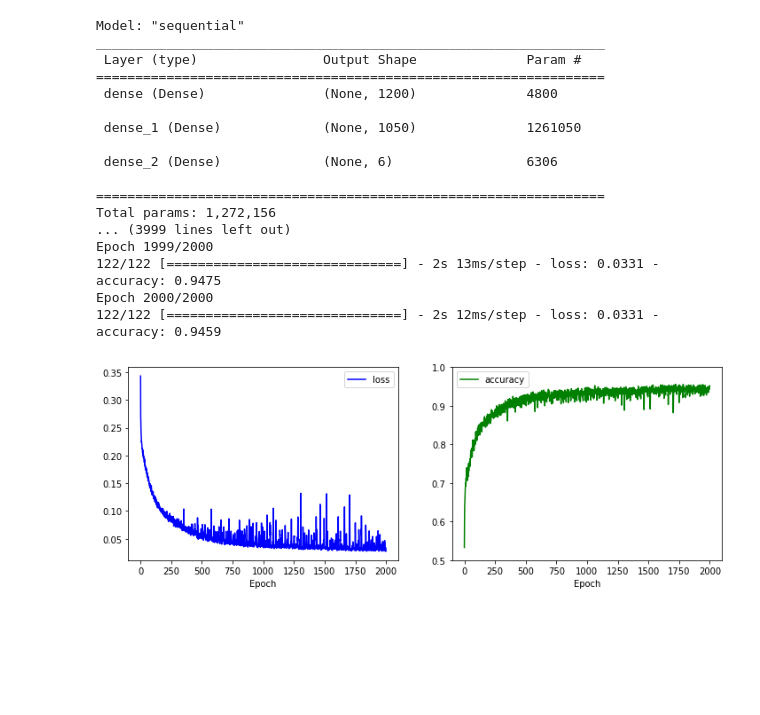
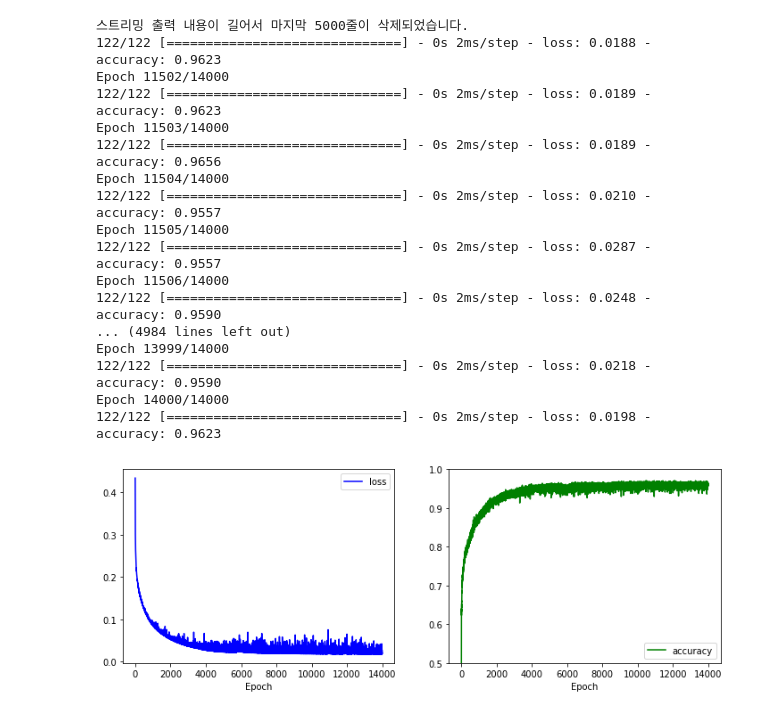
Before and after one commit to jeonjunhyeok/Python-, a Jupyter notebook: 논리와_프로그래밍_기말_과제_2번.ipynb, the cells around one changed output. Saved outputs shown, nothing was run; the diff lists cells and outputs as text; code cells hidden in the pictures; blank space fills up the shorter version.

```diff
--- a/논리와_프로그래밍_기말_과제_2번.ipynb
+++ b/논리와_프로그래밍_기말_과제_2번.ipynb
@@ -1,62 +1,64 @@
 # %% [markdown]
 <a href="https://colab.research.google.com/github/jeonjunhyeok/Python-/blob/main/%EB%85%BC%EB%A6%AC%EC%99%80_%ED%94%84%EB%A1%9C%EA%B7%B8%EB%9E%98%EB%B0%8D_%EA%B8%B0%EB%A7%90_%EA%B3%BC%EC%A0%9C_2%EB%B2%88.ipynb" target="_parent"><img src="https://colab.research.google.com/assets/colab-badge.svg" alt="Open In Colab"/></a>
 # %%
+from tensorflow import keras
 from tensorflow.keras.models import Sequential
 from tensorflow.keras.layers import Dense
+
 import pandas as pd
 import matplotlib.pyplot as plt
 
 
 Caffeine = "https://raw.githubusercontent.com/jeonjunhyeok/Jeonjunhyeok/main/caffeine.csv"
 df = pd.read_csv(Caffeine)
 
 
 X = df.iloc[:,1:4]
 Y = df.iloc[:,4]
 Y = pd.get_dummies(Y)
-Z= ((X-X.mean())/X.std())
-
+Z = (X - df.mean(numeric_only=True))/df.std(numeric_only=True)
 
 model = Sequential()
-model.add(Dense(1200,  input_dim=3, activation='relu'))
-model.add(Dense(1050,  activation='relu'))
+model.add(Dense(120,  input_dim=3, activation='sigmoid'))
+model.add(Dense(120,  activation='sigmoid'))
+model.add(Dense(60,  activation='sigmoid'))
 model.add(Dense(6, activation='softmax'))
 model.summary()
-model.compile(loss='binary_crossentropy', optimizer='adam', metrics='accuracy')
-history=model.fit(Z, Y, epochs=2000, batch_size=5)
+model.compile(loss='binary_crossentropy', optimizer='adam', metrics=['accuracy'])
+history=model.fit(Z, Y, epochs=14000, batch_size=5)
 
 
 plt.figure(figsize=(12,4))
 plt.subplot(1,2,1)
 plt.plot(history.history['loss'],'b-',label='loss')
 plt.xlabel('Epoch')
 plt.legend()
 
 
 plt.subplot(1,2,2)
 plt.plot(history.history['accuracy'],'g-',label='accuracy')
 plt.xlabel('Epoch')
 plt.ylim(0.5,1)
 plt.legend()
 
 
 plt.show()
 # %% [output]
-Model: "sequential"
-_________________________________________________________________
- Layer (type)                Output Shape              Param #
-=================================================================
- dense (Dense)               (None, 1200)              4800
-
- dense_1 (Dense)             (None, 1050)              1261050
-
- dense_2 (Dense)             (None, 6)                 6306
-
-=================================================================
-Total params: 1,272,156
-... (3999 lines left out)
-Epoch 1999/2000
-122/122 [==============================] - 2s 13ms/step - loss: 0.0331 - accuracy: 0.9475
-Epoch 2000/2000
-122/122 [==============================] - 2s 12ms/step - loss: 0.0331 - accuracy: 0.9459
+스트리밍 출력 내용이 길어서 마지막 5000줄이 삭제되었습니다.
+122/122 [==============================] - 0s 2ms/step - loss: 0.0188 - accuracy: 0.9623
+Epoch 11502/14000
+122/122 [==============================] - 0s 2ms/step - loss: 0.0189 - accuracy: 0.9623
+Epoch 11503/14000
+122/122 [==============================] - 0s 2ms/step - loss: 0.0189 - accuracy: 0.9656
+Epoch 11504/14000
+122/122 [==============================] - 0s 2ms/step - loss: 0.0210 - accuracy: 0.9557
+Epoch 11505/14000
+122/122 [==============================] - 0s 2ms/step - loss: 0.0287 - accuracy: 0.9557
+Epoch 11506/14000
+122/122 [==============================] - 0s 2ms/step - loss: 0.0248 - accuracy: 0.9590
+... (4984 lines left out)
+Epoch 13999/14000
+122/122 [==============================] - 0s 2ms/step - loss: 0.0218 - accuracy: 0.9590
+Epoch 14000/14000
+122/122 [==============================] - 0s 2ms/step - loss: 0.0198 - accuracy: 0.9623
-[figure, old version]
+[figure, new version]
```
